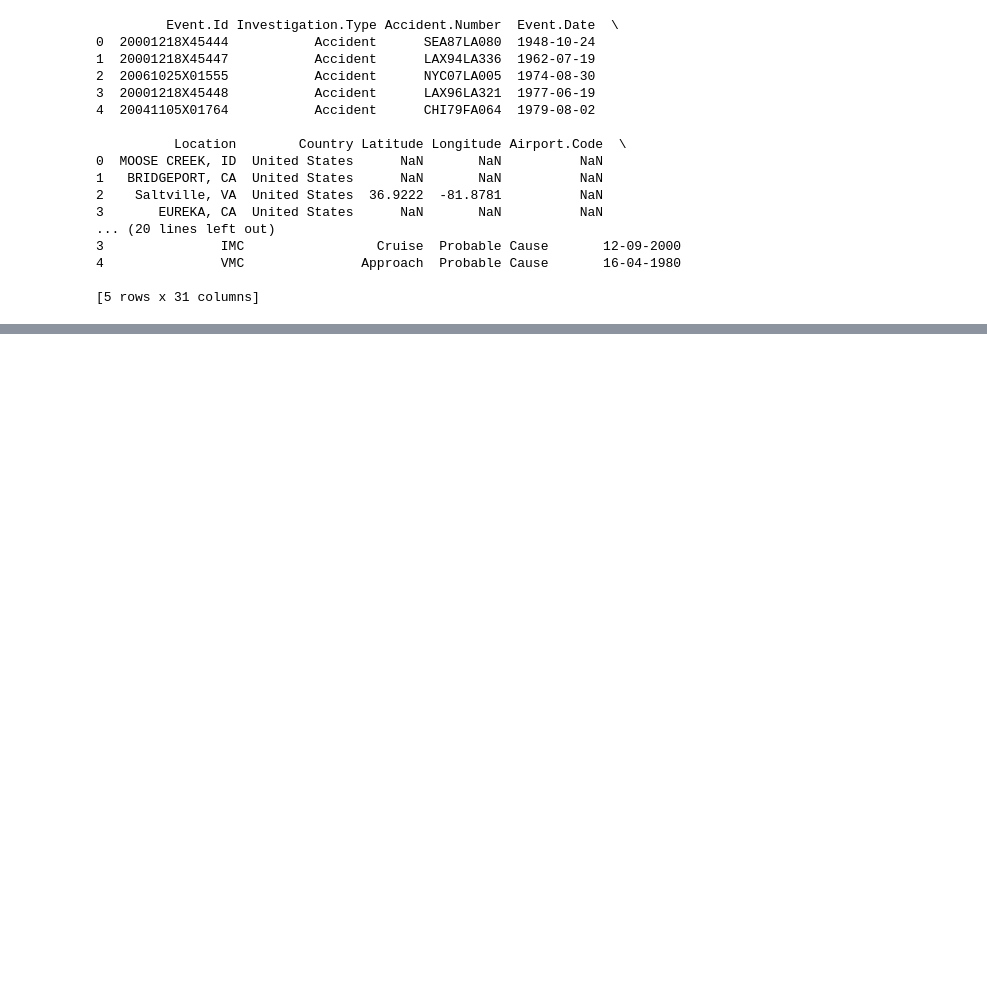
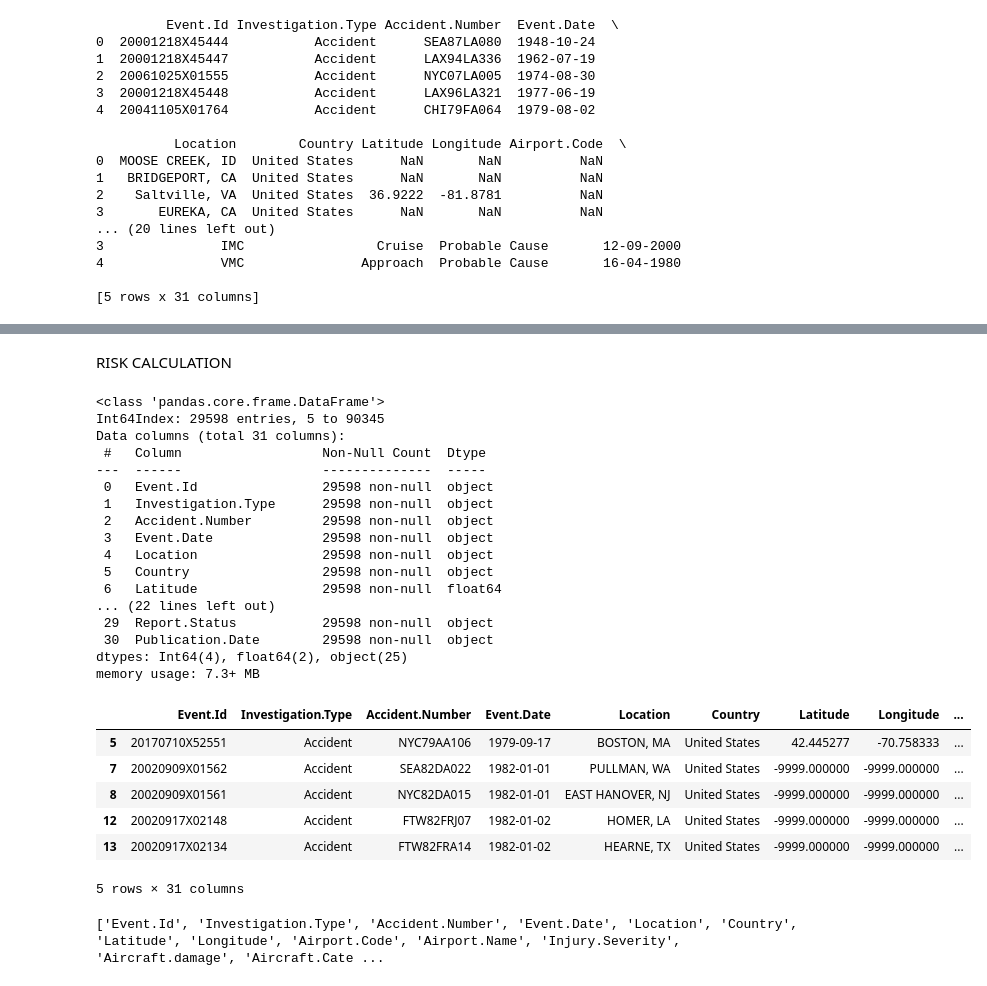
Before and after one commit to moruriinnocentlouis-collab/project_phase_1, a Jupyter notebook: project_phase_1.ipynb, the cells around one changed output, grey strips where cells are left out. Cells and saved outputs as stored; diff of their text form; code cells hidden in the pictures; blank space fills up the shorter version.

```diff
--- a/project_phase_1.ipynb
+++ b/project_phase_1.ipynb
@@ -26,0 +105,9 @@ print(df.head())
+# %%
+# starting with  the figures to be moved to zero but they are missign
+injury_cols = ['Total.Fatal.Injuries', 'Total.Serious.Injuries', 'Total.Minor.Injuries', 'Total.Uninjured']
+for col in injury_cols:
+    df[col] = df[col].fillna(0).astype('Int64')
+# %%
+#Convert to numeric and fill NaN with Sentinel Value (-9999.0)
+df['Latitude'] = pd.to_numeric(df['Latitude'], errors='coerce').fillna(-9999.0)
+df['Longitude'] = pd.to_numeric(df['Longitude'], errors='coerce').fillna(-9999.0)
@@ -26,0 +160,3 @@ print(df.head())
+# %%
+#dropping the rest of the missing values
+df_no_missing = df.dropna()
@@ -26,0 +185,37 @@ print(df.head())
+# %% [markdown]
+RISK CALCULATION
+# %%
+# View structure of cleaned dataset
+df_no_missing.info()
+df_no_missing.head()
+# %% [output]
+<class 'pandas.core.frame.DataFrame'>
+Int64Index: 29598 entries, 5 to 90345
+Data columns (total 31 columns):
+ #   Column                  Non-Null Count  Dtype
+---  ------                  --------------  -----
+ 0   Event.Id                29598 non-null  object
+ 1   Investigation.Type      29598 non-null  object
+ 2   Accident.Number         29598 non-null  object
+ 3   Event.Date              29598 non-null  object
+ 4   Location                29598 non-null  object
+ 5   Country                 29598 non-null  object
+ 6   Latitude                29598 non-null  float64
+... (22 lines left out)
+ 29  Report.Status           29598 non-null  object
+ 30  Publication.Date        29598 non-null  object
+dtypes: Int64(4), float64(2), object(25)
+memory usage: 7.3+ MB
+|  | Event.Id | Investigation.Type | Accident.Number | Event.Date | Location | Country | Latitude | Longitude | ... |
+| 5 | 20170710X52551 | Accident | NYC79AA106 | 1979-09-17 | BOSTON, MA | United States | 42.445277 | -70.758333 | ... |
+| 7 | 20020909X01562 | Accident | SEA82DA022 | 1982-01-01 | PULLMAN, WA | United States | -9999.000000 | -9999.000000 | ... |
+| 8 | 20020909X01561 | Accident | NYC82DA015 | 1982-01-01 | EAST HANOVER, NJ | United States | -9999.000000 | -9999.000000 | ... |
+| 12 | 20020917X02148 | Accident | FTW82FRJ07 | 1982-01-02 | HOMER, LA | United States | -9999.000000 | -9999.000000 | ... |
+| 13 | 20020917X02134 | Accident | FTW82FRA14 | 1982-01-02 | HEARNE, TX | United States | -9999.000000 | -9999.000000 | ... |
+5 rows × 31 columns
+# %%
+
+# inspect column names to decide which are relevant
+print(df_no_missing.columns.tolist())
+# %% [output]
+['Event.Id', 'Investigation.Type', 'Accident.Number', 'Event.Date', 'Location', 'Country', 'Latitude', 'Longitude', 'Airport.Code', 'Airport.Name', 'Injury.Severity', 'Aircraft.damage', 'Aircraft.Cate ...
```
Also changed, not shown: parts of 16 cells of this notebook.
